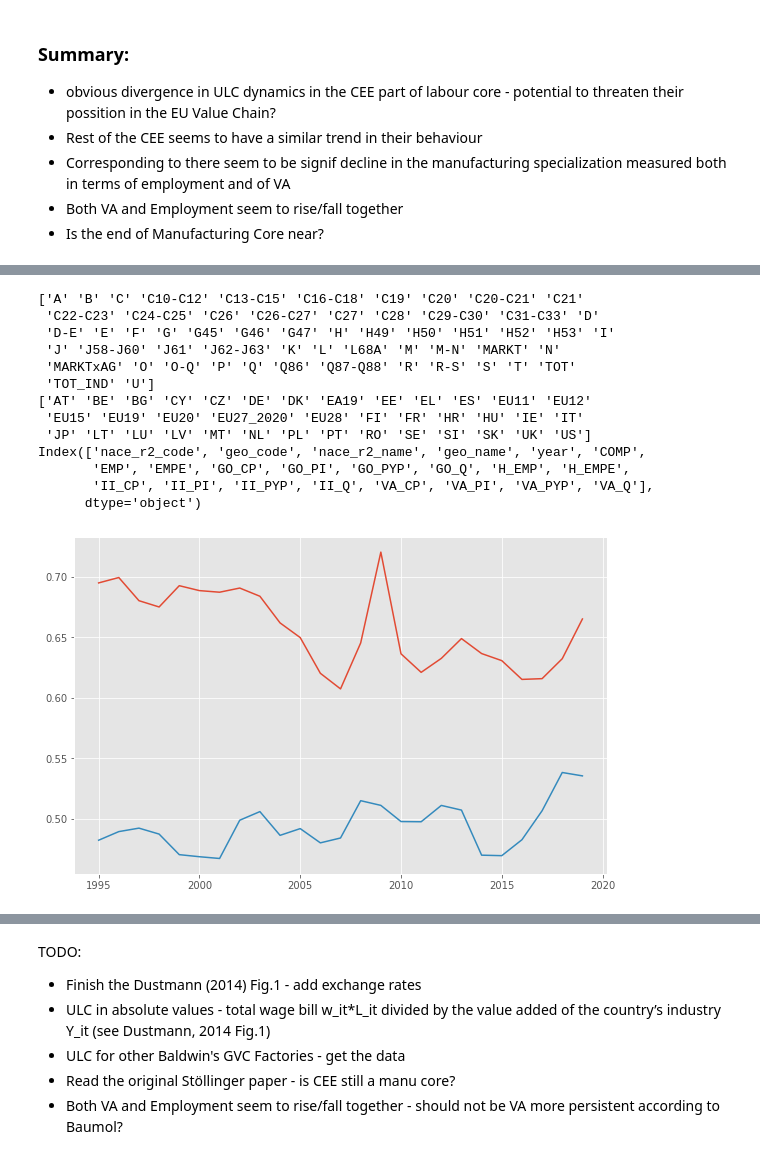
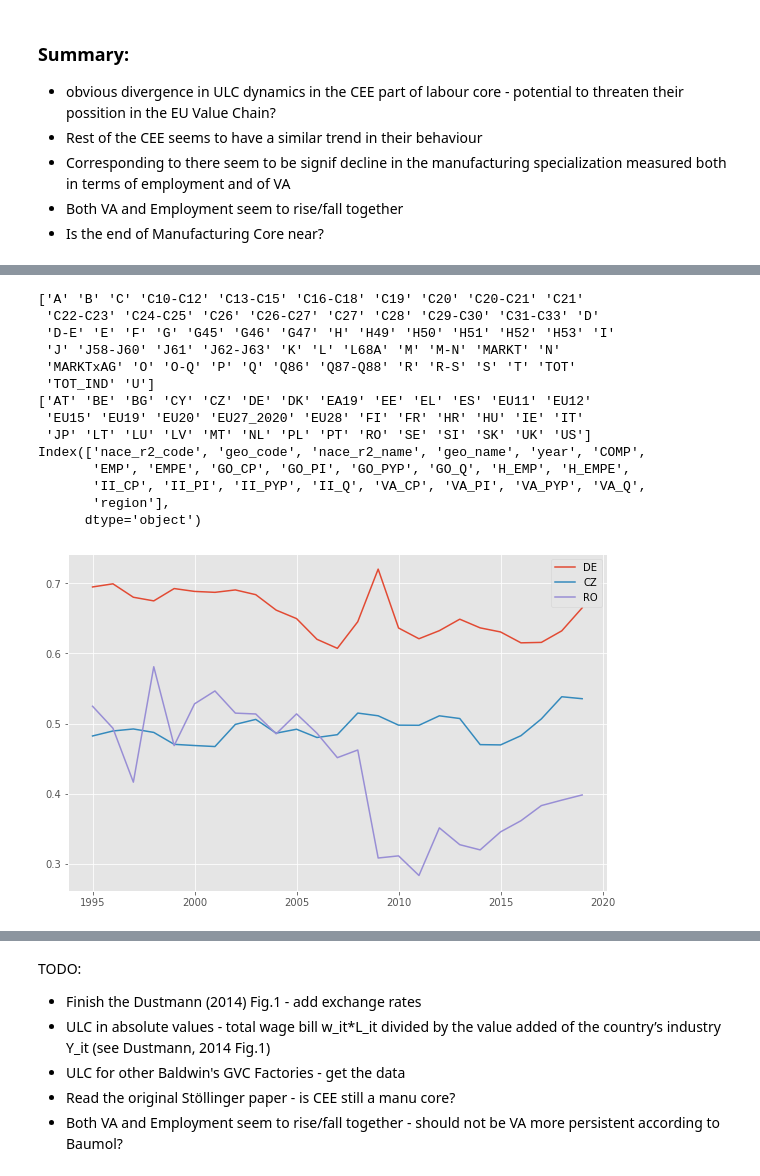
Before and after one commit to JanPintera/ad_hocPy, a Jupyter notebook: cee_competitiveness/CEE_competitivness.ipynb, the cells around one changed output, grey strips where cells are left out. Saved outputs shown, nothing was run; the diff lists cells and outputs as text; code cells hidden in the pictures.

Commit message:
[23-09-2022] eu-klems small changes

```diff
--- a/cee_competitiveness/CEE_competitivness.ipynb
+++ b/cee_competitiveness/CEE_competitivness.ipynb
@@ -250,0 +239,15 @@ klems_na.head()
+# %%
+klems_na = pyreadr.read_r("national accounts.rds")[None]
+klems_na = klems_na.astype({"year": int})
+klems_na['region'] = np.where(klems_na['geo_code'].isin(visegrad), "visegrad",
+                            np.where(klems_na['geo_code'].isin(southern), 'south',
+                                     np.where(klems_na['geo_code'].isin(germany_plus), 'DE_AT',
+                                              np.where(klems_na['geo_code'].isin(west), 'west',
+                                                       np.where(klems_na['geo_code'].isin(north), 'north',
+                                                                np.where(klems_na['geo_code'].isin(CEE_non_core), 'CEE_non_core', 'rest')
+                                                                )
+                                                      )
+                                              )
+                                    )
+                            )
+klems_na.head()
@@ -264,17 +275,22 @@ print(klems_na.columns)
  'JP' 'LT' 'LU' 'LV' 'MT' 'NL' 'PL' 'PT' 'RO' 'SE' 'SI' 'SK' 'UK' 'US']
 Index(['nace_r2_code', 'geo_code', 'nace_r2_name', 'geo_name', 'year', 'COMP',
        'EMP', 'EMPE', 'GO_CP', 'GO_PI', 'GO_PYP', 'GO_Q', 'H_EMP', 'H_EMPE',
-       'II_CP', 'II_PI', 'II_PYP', 'II_Q', 'VA_CP', 'VA_PI', 'VA_PYP', 'VA_Q'],
+       'II_CP', 'II_PI', 'II_PYP', 'II_Q', 'VA_CP', 'VA_PI', 'VA_PYP', 'VA_Q',
+       'region'],
       dtype='object')
 # %%
 # Dustmann (2014): Figure 1 notes: unit labor cost for country i in period t, computed as the total wage bill (w_it*L_it)) divided by the value added of the country’s industry
 klems_ulc = klems_na.loc[(klems_na['nace_r2_code'].isin(['C', 'TOT']))].assign(ULC = lambda x: x['COMP'] / x['VA_CP']) # TODO: check if correct
-klems_ulc = klems_ulc.groupby(by=['geo_code', 'nace_r2_code'])
 # %%
 # TODO: this is in national currencies, fix it!
+klems_ulc_plot = klems_ulc.groupby(by=['geo_code', 'nace_r2_code'])
 with plt.style.context('ggplot'):
     fig, ax = plt.subplots(constrained_layout=True, figsize=(8, 5))
-    ax.plot(klems_ulc.get_group(('DE', 'C'))['year'], klems_ulc.get_group(('DE', 'C'))['ULC'])
-    ax.plot(klems_ulc.get_group(('CZ', 'C'))['year'], klems_ulc.get_group(('CZ', 'C'))['ULC'])
+    ax.plot(klems_ulc_plot.get_group(('DE', 'C'))['year'], klems_ulc_plot.get_group(('DE', 'C'))['ULC'], label='DE')
+    ax.plot(klems_ulc_plot.get_group(('CZ', 'C'))['year'], klems_ulc_plot.get_group(('CZ', 'C'))['ULC'], label='CZ')
+    ax.plot(klems_ulc_plot.get_group(('RO', 'C'))['year'], klems_ulc_plot.get_group(('RO', 'C'))['ULC'], label='RO')
+    #ax.plot(klems_ulc.get_group(('BG', 'C'))['year'], klems_ulc.get_group(('BG', 'C'))['ULC'], label='BG')
+
+    ax.legend()
 # %% [output]
-[figure, old version]
+[figure, new version]
```
Also changed, not shown: parts of 6 cells of this notebook.
